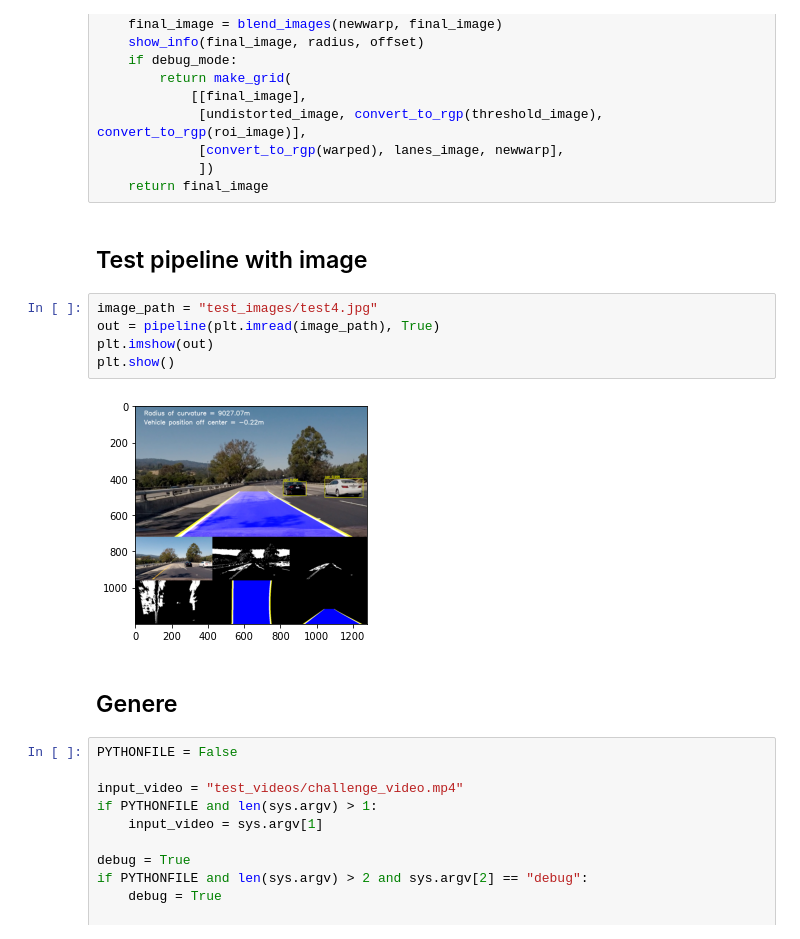
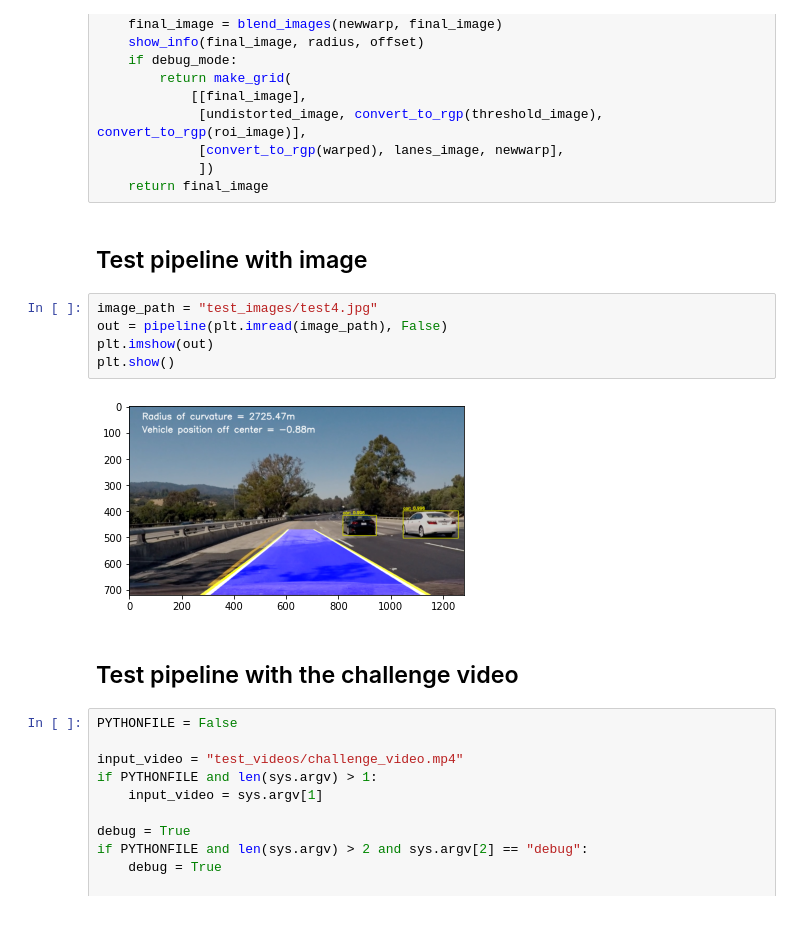
Before and after one commit to hassanelshazly/lanes_detector, a Jupyter notebook: pipeline.ipynb, the cells around one changed output. Drawn from its saved outputs; the diff is of its cells as text.

```diff
--- a/pipeline.ipynb
+++ b/pipeline.ipynb
@@ -580,17 +580,17 @@ def pipeline(image, debug_mode):
              [convert_to_rgp(warped), lanes_image, newwarp],
              ])
     return final_image
-# %% [markdown]
-## Test pipeline with image
+# %% [markdown]
+## Test pipeline with image
 # %%
 image_path = "test_images/test4.jpg"
-out = pipeline(plt.imread(image_path), True)
+out = pipeline(plt.imread(image_path), False)
 plt.imshow(out)
 plt.show()
 # %% [output]
-[figure, old version]
+[figure, new version]
-# %% [markdown]
-## Genere
+# %% [markdown]
+## Test pipeline with the challenge video
 # %%
 PYTHONFILE = False
 
```
Also changed, not shown: 3 other files.
